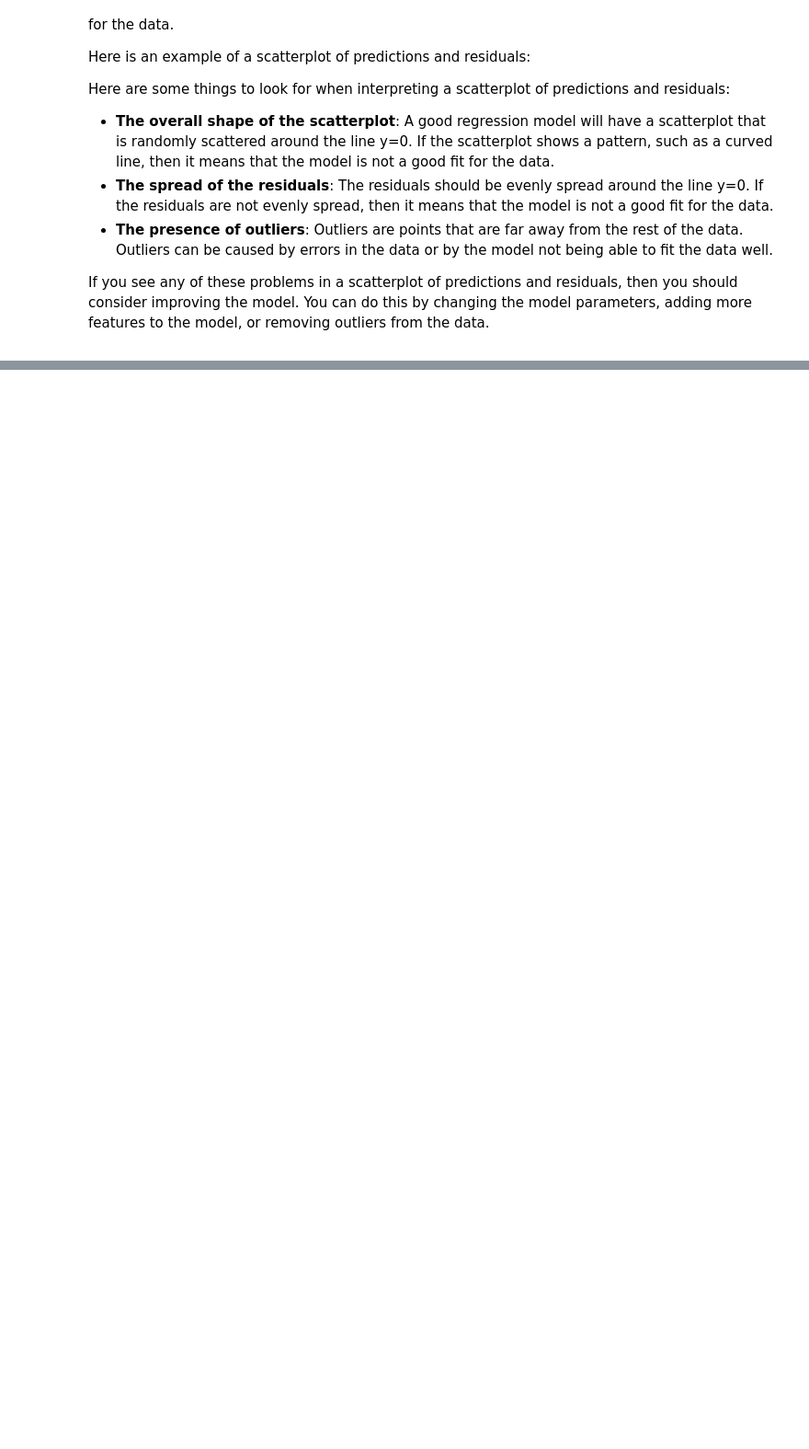
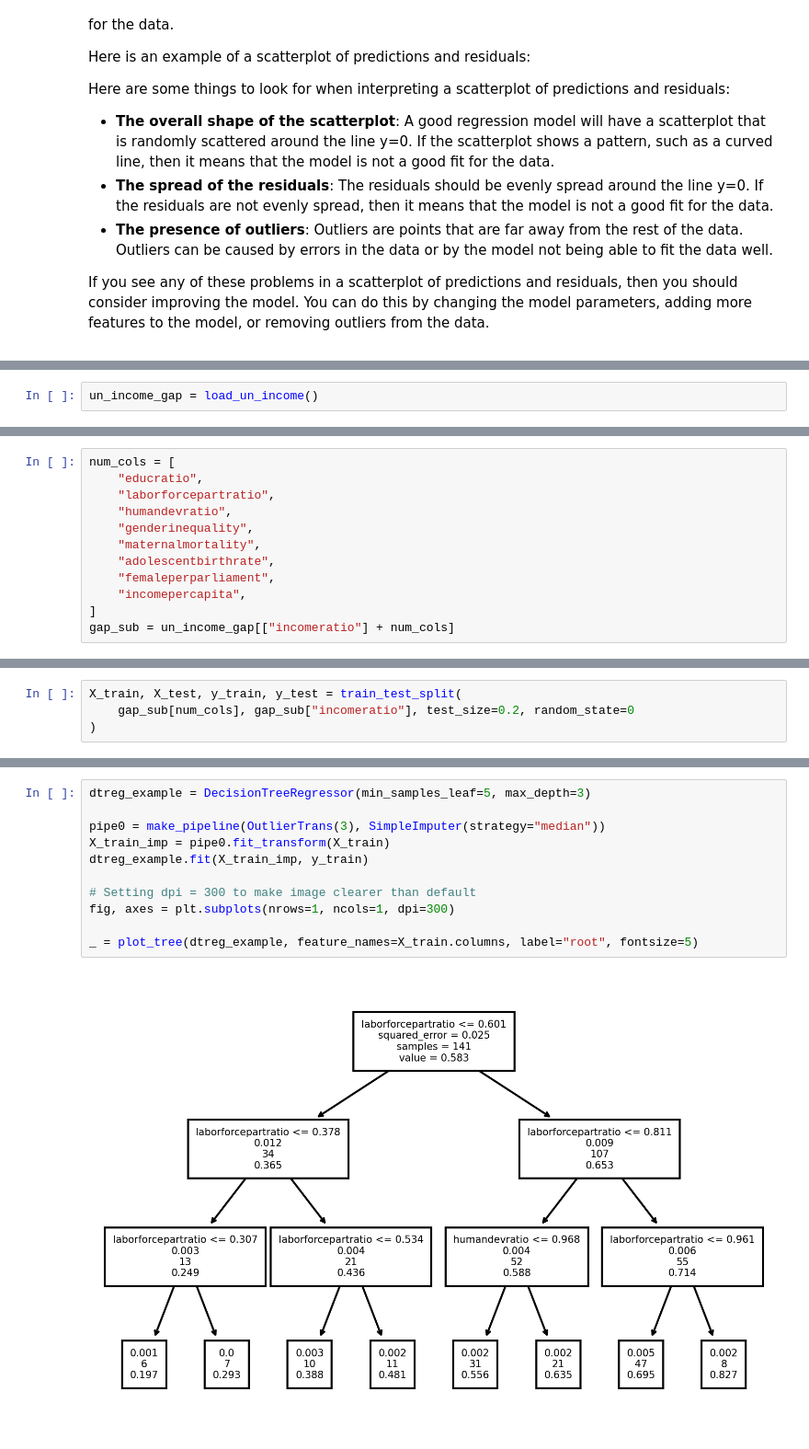
Before and after one commit to alextanhongpin/data-cleaning-and-exploration-with-machine-learning, a Jupyter notebook: 09_knearest_neighbors_decision_tree_random_forest_and_gradient_boosted_regression.ipynb, the cells around one changed output, grey strips where cells are left out. Shown: that part at 92% size. Saved outputs shown, nothing was run; the diff lists cells and outputs as text; folded sections open; blank space fills up the shorter version.

Commit message:
chore: add decision tree

```diff
--- a/09_knearest_neighbors_decision_tree_random_forest_and_gradient_boosted_regression.ipynb
+++ b/09_knearest_neighbors_decision_tree_random_forest_and_gradient_boosted_regression.ipynb
@@ -324,0 +385,2 @@ If you see any of these problems in a scatterplot of predictions and residuals,
+# %%
+un_income_gap = load_un_income()
@@ -324,0 +443,12 @@ If you see any of these problems in a scatterplot of predictions and residuals,
+# %%
+num_cols = [
+    "educratio",
+    "laborforcepartratio",
+    "humandevratio",
+    "genderinequality",
+    "maternalmortality",
+    "adolescentbirthrate",
+    "femaleperparliament",
+    "incomepercapita",
+]
+gap_sub = un_income_gap[["incomeratio"] + num_cols]
@@ -324,0 +457,4 @@ If you see any of these problems in a scatterplot of predictions and residuals,
+# %%
+X_train, X_test, y_train, y_test = train_test_split(
+    gap_sub[num_cols], gap_sub["incomeratio"], test_size=0.2, random_state=0
+)
@@ -324,0 +471,13 @@ If you see any of these problems in a scatterplot of predictions and residuals,
+# %%
+dtreg_example = DecisionTreeRegressor(min_samples_leaf=5, max_depth=3)
+
+pipe0 = make_pipeline(OutlierTrans(3), SimpleImputer(strategy="median"))
+X_train_imp = pipe0.fit_transform(X_train)
+dtreg_example.fit(X_train_imp, y_train)
+
+# Setting dpi = 300 to make image clearer than default
+fig, axes = plt.subplots(nrows=1, ncols=1, dpi=300)
+
+_ = plot_tree(dtreg_example, feature_names=X_train.columns, label="root", fontsize=5)
+# %% [output]
+[figure, added]
```
Also changed, not shown: parts of 26 cells of this notebook.
